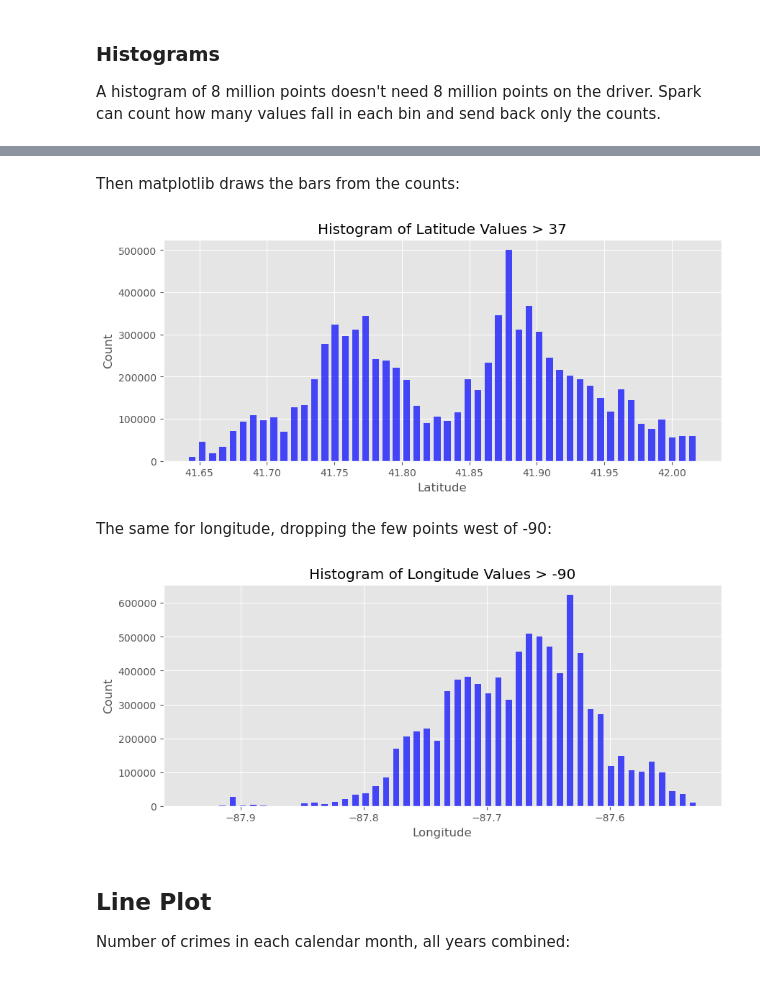
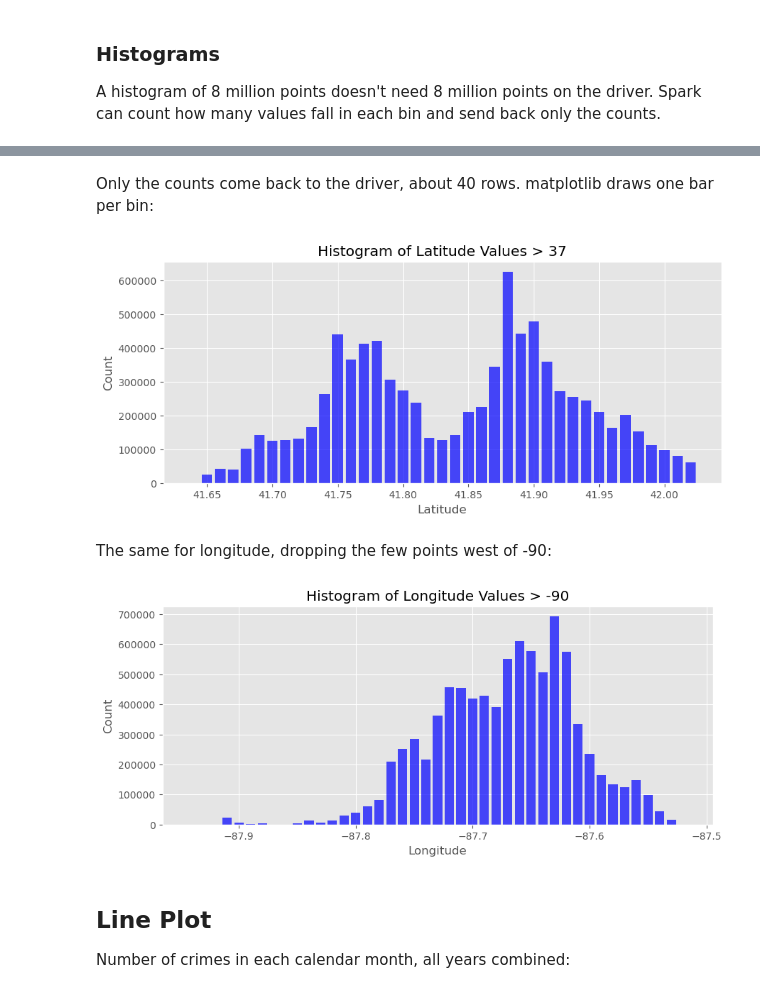
Before and after one commit to soltaniehha/Big-Data-Analytics-for-Business, a Jupyter notebook: 09-EDA-and-Data-Sources/01-EDA.ipynb, the cells around one changed output, grey strips where cells are left out. Saved outputs shown, nothing was run; the diff lists cells and outputs as text; code cells hidden in the pictures.

```diff
--- a/09-EDA-and-Data-Sources/01-EDA.ipynb
+++ b/09-EDA-and-Data-Sources/01-EDA.ipynb
@@ -440,31 +449,29 @@ bin_edges, bin_counts = filtered_crimes.rdd.map(lambda row: row.Lat).histogram(5
 # %% [markdown]
-Then matplotlib draws the bars from the counts:
+Only the counts come back to the driver, about 40 rows. matplotlib draws one bar per bin:
 # %%
-# Plot the histogram
 plt.figure(figsize=(10, 4))
-plt.bar(bin_edges[:-1], bin_counts, width=.005, color='blue', alpha=0.7)
+plt.bar(lat_hist["Lat"], lat_hist["count"], width=0.008, color='blue', alpha=0.7)
 plt.xlabel('Latitude')
 plt.ylabel('Count')
 plt.title('Histogram of Latitude Values > 37');
 # %% [output]
-[figure, old version]
+[figure, new version]
 # %% [markdown]
 The same for longitude, dropping the few points west of -90:
 # %%
-# Filter the DataFrame to include only rows where Lon > -90
-filtered_crimes = crimes.where("Lon > -90")
-
-# The result is a tuple with bin edges and bin counts
-bin_edges, bin_counts = filtered_crimes.rdd.map(lambda row: row.Lon).histogram(50)
+lon_hist = crimes.where("Lon > -90")\
+  .groupBy(F.round("Lon", 2).alias("Lon"))\
+  .count()\
+  .orderBy("Lon")\
+  .toPandas()
 # %%
-# Plot the histogram
 plt.figure(figsize=(10, 4))
-plt.bar(bin_edges[:-1], bin_counts, width=.005, color='blue', alpha=0.7)
+plt.bar(lon_hist["Lon"], lon_hist["count"], width=0.008, color='blue', alpha=0.7)
 plt.xlabel('Longitude')
 plt.ylabel('Count')
 plt.title('Histogram of Longitude Values > -90');
 # %% [output]
-[figure, old version]
+[figure, new version]
 # %% [markdown]
 ## Line Plot
 Number of crimes in each calendar month, all years combined:
```
Also changed, not shown: parts of 2 cells of this notebook.
